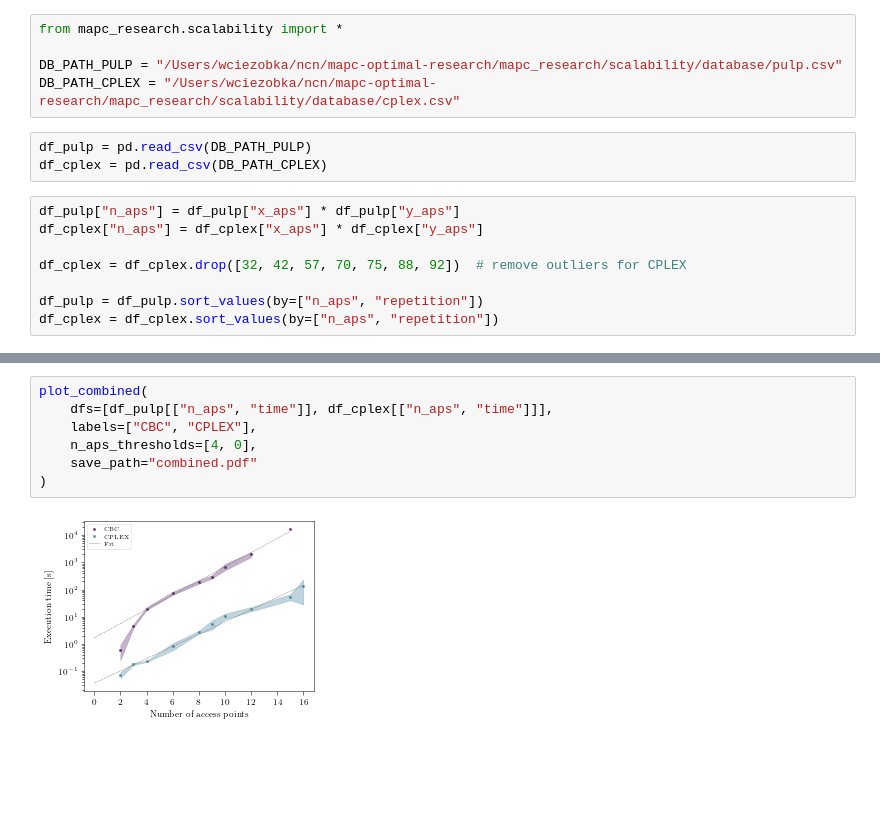
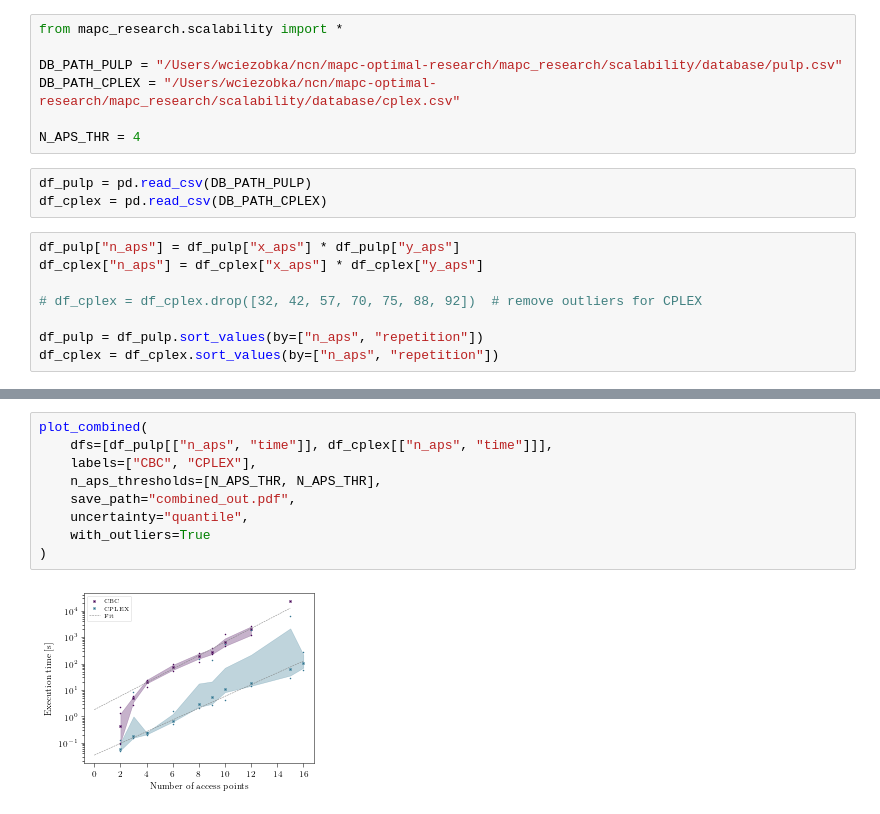
Before and after one commit to ml4wifi-devs/mapc-optimal-research, a Jupyter notebook: mapc_research/scalability/manage_results.ipynb, the cells around one changed output, grey strips where cells are left out. Cells and saved outputs as stored; diff of their text form; blank space fills up the shorter version.

```diff
--- a/mapc_research/scalability/manage_results.ipynb
+++ b/mapc_research/scalability/manage_results.ipynb
@@ -3,6 +3,8 @@ from mapc_research.scalability import *
 
 DB_PATH_PULP = "/Users/wciezobka/ncn/mapc-optimal-research/mapc_research/scalability/database/pulp.csv"
 DB_PATH_CPLEX = "/Users/wciezobka/ncn/mapc-optimal-research/mapc_research/scalability/database/cplex.csv"
+
+N_APS_THR = 4
 # %%
 df_pulp = pd.read_csv(DB_PATH_PULP)
 df_cplex = pd.read_csv(DB_PATH_CPLEX)
@@ -10,7 +12,7 @@ df_cplex = pd.read_csv(DB_PATH_CPLEX)
 df_pulp["n_aps"] = df_pulp["x_aps"] * df_pulp["y_aps"]
 df_cplex["n_aps"] = df_cplex["x_aps"] * df_cplex["y_aps"]
 
-df_cplex = df_cplex.drop([32, 42, 57, 70, 75, 88, 92])  # remove outliers for CPLEX
+# df_cplex = df_cplex.drop([32, 42, 57, 70, 75, 88, 92])  # remove outliers for CPLEX
 
 df_pulp = df_pulp.sort_values(by=["n_aps", "repetition"])
 df_cplex = df_cplex.sort_values(by=["n_aps", "repetition"])
@@ -25,9 +39,11 @@ plot_results(df_cplex[["n_aps", "time"]], n_aps_threshold=0, save_path="cplex.pd
 # %%
 plot_combined(
     dfs=[df_pulp[["n_aps", "time"]], df_cplex[["n_aps", "time"]]],
     labels=["CBC", "CPLEX"],
-    n_aps_thresholds=[4, 0],
-    save_path="combined.pdf"
+    n_aps_thresholds=[N_APS_THR, N_APS_THR],
+    save_path="combined_out.pdf",
+    uncertainty="quantile",
+    with_outliers=True
 )
 # %% [output]
-[figure, old version]
+[figure, new version]
```
Also changed, not shown: parts of 2 cells of this notebook, 1 other file.
